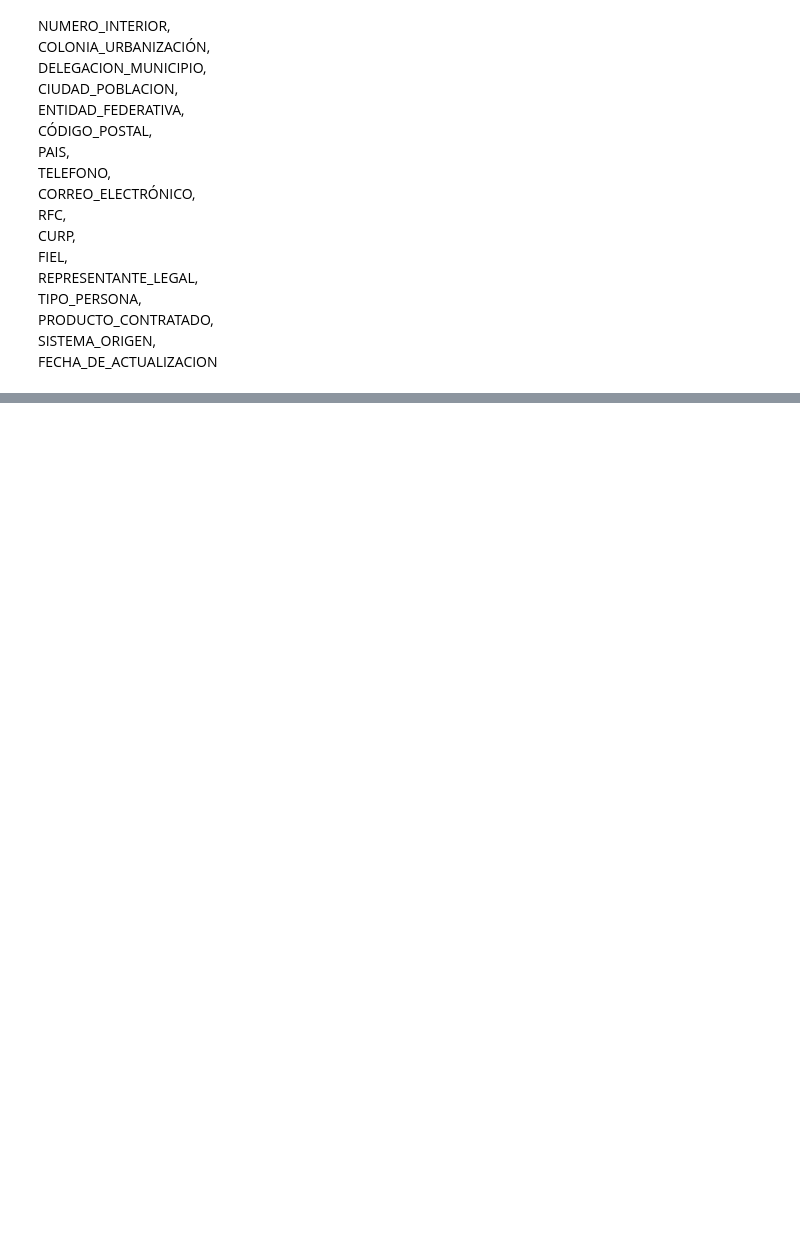
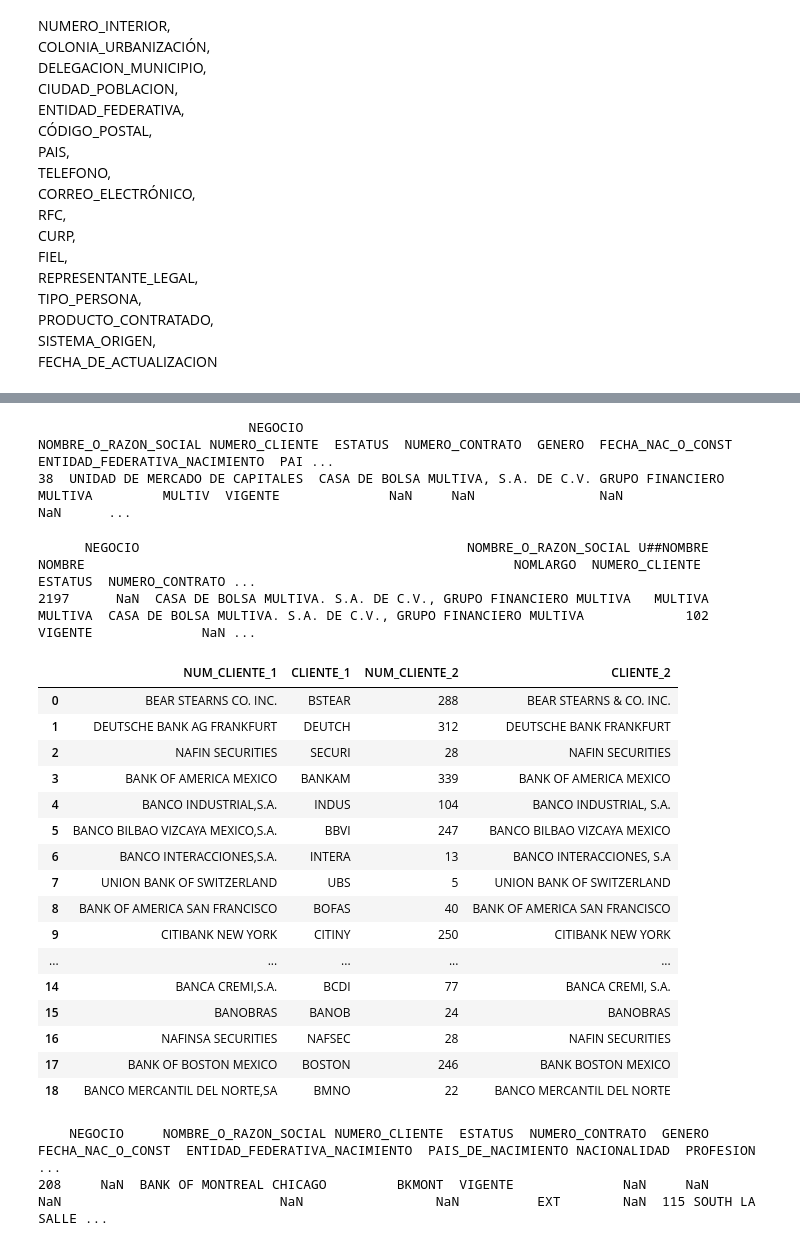
Before and after one commit to Ale1726/clientes_eda, a Jupyter notebook: tab_final.ipynb, the cells around one changed output, grey strips where cells are left out. Drawn from its saved outputs; the diff is of its cells as text; code cells hidden in the pictures; blank space fills up the shorter version.

```diff
--- a/tab_final.ipynb
+++ b/tab_final.ipynb
@@ -40,0 +51,15 @@ CIUDAD_POBLACION, <br>ENTIDAD_FEDERATIVA, <br>CÓDIGO_POSTAL,<br> PAIS,<br> TELE
+# %%
+df_meca = pd.read_csv("/home/ale1726/proyects/datalake/clientes/data/Clientes_activos_MECA.dat")
+df_sims = pd.read_csv("/home/ale1726/proyects/datalake/clientes/data/Clientes_activos_SIMS.dat")
+df_sipe = pd.read_csv("/home/ale1726/proyects/datalake/clientes/data/Clientes_activos_SIPE.dat")
+df_sirac  = pd.read_csv("/home/ale1726/proyects/datalake/clientes/data/Clientes_activos_SIRAC.dat")
+df_soi  = pd.read_csv("/home/ale1726/proyects/datalake/clientes/data/Clientes_activos_SOI.dat")
+df_tas  = pd.read_csv("/home/ale1726/proyects/datalake/clientes/data/Clientes_activos_TAS.dat")
+# %%
+df_meca["CLI_RFC_LETRAS"]= df_meca["CLI_RFC_LETRAS"].apply(lambda x: x.upper() if pd.notna(x) else "XXX")
+df_meca["CLI_RFC_FECHA"] = df_meca["CLI_RFC_FECHA"].apply(lambda x: int(x) if pd.notna(x) else "XXXXXX")
+df_meca["CLI_RFC_HOMO"] = df_meca["CLI_RFC_HOMO"].apply(lambda x: x.upper() if pd.notna(x) else "XXX")
+df_meca["RFC"] = df_meca.apply(lambda row: f'{row["CLI_RFC_LETRAS"]}{row["CLI_RFC_FECHA"]}{row["CLI_RFC_HOMO"]}',axis=1)
+# %%
+df_sipe["RFC"] = df_sipe["RFC"].apply(lambda x: normalizar_RFC(x) if pd.notna(x) else "XXXXXXXXXXXXX")
+df_sipe["RFC"] = df_sipe["RFC"].apply(lambda x: x if verificar_rfc(x) else "XXXXXXXXXXXXX")
@@ -40,0 +413,37 @@ CIUDAD_POBLACION, <br>ENTIDAD_FEDERATIVA, <br>CÓDIGO_POSTAL,<br> PAIS,<br> TELE
+# %%
+print(busqueda_cliente(df_meca,"MULTIV").to_string(max_cols=None)["DIRRECION"])
+# %% [output]
+                           NEGOCIO                                         NOMBRE_O_RAZON_SOCIAL NUMERO_CLIENTE  ESTATUS  NUMERO_CONTRATO  GENERO  FECHA_NAC_O_CONST  ENTIDAD_FEDERATIVA_NACIMIENTO  PAI ...
+38  UNIDAD DE MERCADO DE CAPITALES  CASA DE BOLSA MULTIVA, S.A. DE C.V. GRUPO FINANCIERO MULTIVA         MULTIV  VIGENTE              NaN     NaN                NaN                            NaN      ...
+# %%
+print(busqueda_cliente(df_tas,102).to_string(max_cols=None))
+# %% [output]
+      NEGOCIO                                          NOMBRE_O_RAZON_SOCIAL U##NOMBRE   NOMBRE                                                       NOMLARGO  NUMERO_CLIENTE  ESTATUS  NUMERO_CONTRATO ...
+2197      NaN  CASA DE BOLSA MULTIVA. S.A. DE C.V., GRUPO FINANCIERO MULTIVA   MULTIVA  MULTIVA  CASA DE BOLSA MULTIVA. S.A. DE C.V., GRUPO FINANCIERO MULTIVA             102  VIGENTE              NaN ...
+# %%
+df_comp1,df_result=compara_nombres(df_meca, df_sipe, "NOMBRE_O_RAZON_SOCIAL", "NOMBRE_O_RAZON_SOCIAL",  90)
+# %%
+df_comp1
+# %% [output]
+|  | NUM_CLIENTE_1 | CLIENTE_1 | NUM_CLIENTE_2 | CLIENTE_2 |
+| 0 | BEAR STEARNS CO. INC. | BSTEAR | 288 | BEAR STEARNS & CO. INC. |
+| 1 | DEUTSCHE BANK AG FRANKFURT | DEUTCH | 312 | DEUTSCHE BANK FRANKFURT |
+| 2 | NAFIN SECURITIES | SECURI | 28 | NAFIN SECURITIES |
+| 3 | BANK OF AMERICA MEXICO | BANKAM | 339 | BANK OF AMERICA MEXICO |
+| 4 | BANCO INDUSTRIAL,S.A. | INDUS | 104 | BANCO INDUSTRIAL, S.A. |
+| 5 | BANCO BILBAO VIZCAYA MEXICO,S.A. | BBVI | 247 | BANCO BILBAO VIZCAYA MEXICO |
+| 6 | BANCO INTERACCIONES,S.A. | INTERA | 13 | BANCO INTERACCIONES, S.A |
+| 7 | UNION BANK OF SWITZERLAND | UBS | 5 | UNION BANK OF SWITZERLAND |
+| 8 | BANK OF AMERICA SAN FRANCISCO | BOFAS | 40 | BANK OF AMERICA SAN FRANCISCO |
+| 9 | CITIBANK NEW YORK | CITINY | 250 | CITIBANK NEW YORK |
+| ... | ... | ... | ... | ... |
+| 14 | BANCA CREMI,S.A. | BCDI | 77 | BANCA CREMI, S.A. |
+| 15 | BANOBRAS | BANOB | 24 | BANOBRAS |
+| 16 | NAFINSA SECURITIES | NAFSEC | 28 | NAFIN SECURITIES |
+| 17 | BANK OF BOSTON MEXICO | BOSTON | 246 | BANK BOSTON MEXICO |
+| 18 | BANCO MERCANTIL DEL NORTE,SA | BMNO | 22 | BANCO MERCANTIL DEL NORTE |
+# %%
+print(busqueda_cliente(df_meca,"BKMONT").to_string(max_rows=None))
+# %% [output]
+    NEGOCIO     NOMBRE_O_RAZON_SOCIAL NUMERO_CLIENTE  ESTATUS  NUMERO_CONTRATO  GENERO  FECHA_NAC_O_CONST  ENTIDAD_FEDERATIVA_NACIMIENTO  PAIS_DE_NACIMIENTO NACIONALIDAD  PROFESION                     ...
+208     NaN  BANK OF MONTREAL CHICAGO         BKMONT  VIGENTE              NaN     NaN                NaN                            NaN                 NaN          EXT        NaN  115 SOUTH LA SALLE ...
```
Also changed, not shown: parts of 44 cells of this notebook, 9 other files.
